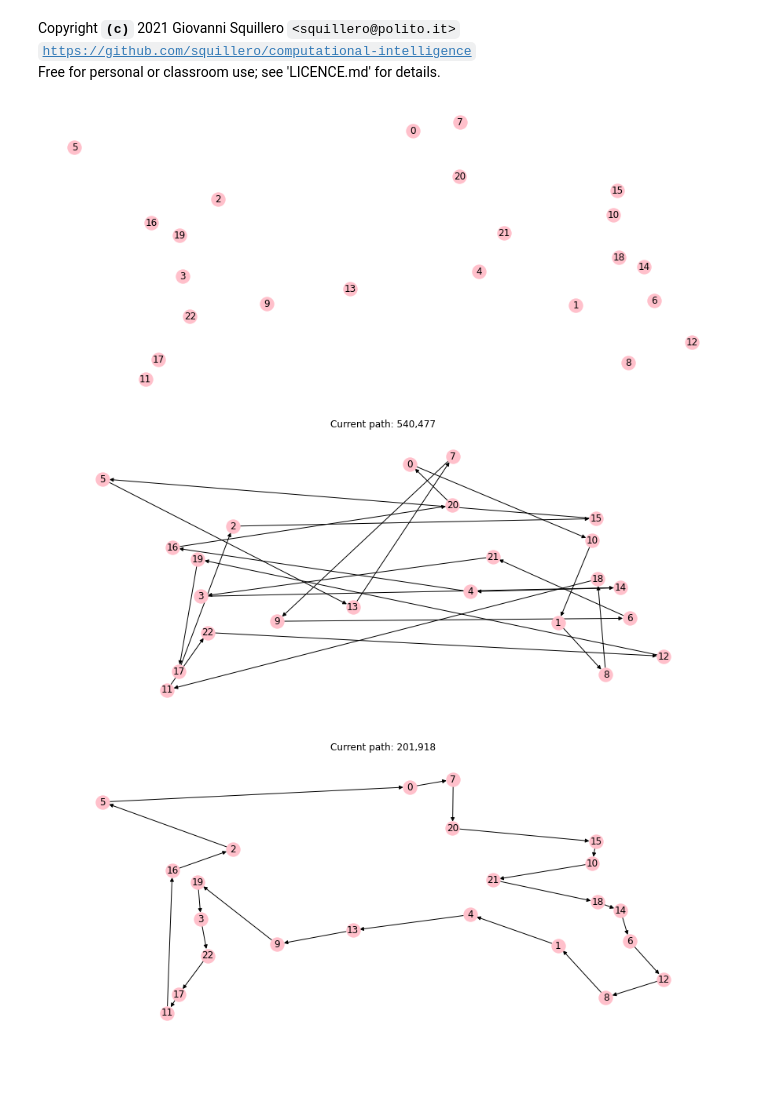
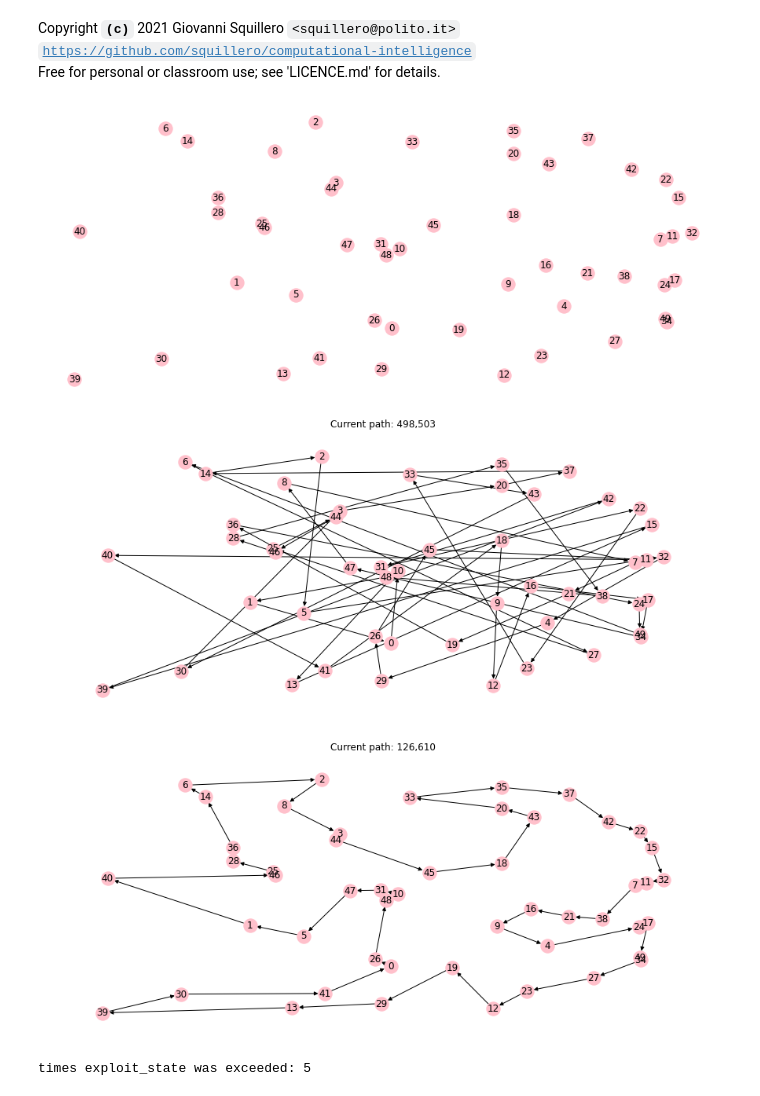
Before and after one commit to Laio95/computational_intelligence, a Jupyter notebook: tsp.ipynb, the cells around one changed output. Cells and saved outputs as stored; diff of their text form; code cells hidden in the pictures.

```diff
--- a/tsp.ipynb
+++ b/tsp.ipynb
@@ -52,12 +52,12 @@ class Tsp:
     def graph(self) -> nx.digraph:
         return self._graph
 # %%
-NUM_CITIES = 23
+NUM_CITIES = 50
 
 problem = Tsp(NUM_CITIES)
 problem.plot()
 # %% [output]
-[figure, old version]
+[figure, new version]
 # %%
 def mutation(solution: np.array) -> np.array:
     new_solution = solution.copy()
@@ -110,26 +158,43 @@ def tweak(solution: np.array, *, pm: float = 1/NUM_CITIES) -> np.array:
     return new_solution
 # %%
-STEADY_STATE = 1000
+MULTIPLIER=100
+MAX_STATE = 5000 #to avoid
+STEADY_STATE = NUM_CITIES*MULTIPLIER
+EXPLOIT_STATE = NUM_CITIES*MULTIPLIER
+if STEADY_STATE > MAX_STATE:
+    STEADY_STATE = MAX_STATE
+    EXPLOIT_STATE = MAX_STATE
+#not fast for a big number of cities, but usefull to get good result even with lots of cities
 
 solution = np.array(range(NUM_CITIES))
 np.random.shuffle(solution)
 solution_cost = problem.evaluate_solution(solution)
 problem.plot(solution)
 
 history = [(0, solution_cost)]
+expoit_n=0
 steady_state = 0
 step = 0
-while steady_state < STEADY_STATE:
+pm=.1
+pme=.01
+pmetmp=pm
+while steady_state < STEADY_STATE+EXPLOIT_STATE:
     step += 1
     steady_state += 1
-    new_solution = tweak(solution, pm=.5)
+    if(steady_state==EXPLOIT_STATE):
+        pmetmp=pme #low climb
+        expoit_n+=1
+    new_solution = tweak(solution, pm=.5, pme=pmetmp)
     new_solution_cost = problem.evaluate_solution(new_solution)
     if new_solution_cost < solution_cost:
         solution = new_solution
         solution_cost = new_solution_cost
         history.append((step, solution_cost))
         steady_state = 0
+        pmetmp=pm
 problem.plot(solution)
+print("times exploit_state was exceeded: %d"%(expoit_n))
 # %% [output]
-[figure, old version]
+[figure, new version]
-[figure, old version]
+[figure, new version]
+times exploit_state was exceeded: 5
```
Also changed, not shown: parts of 1 cell of this notebook.
